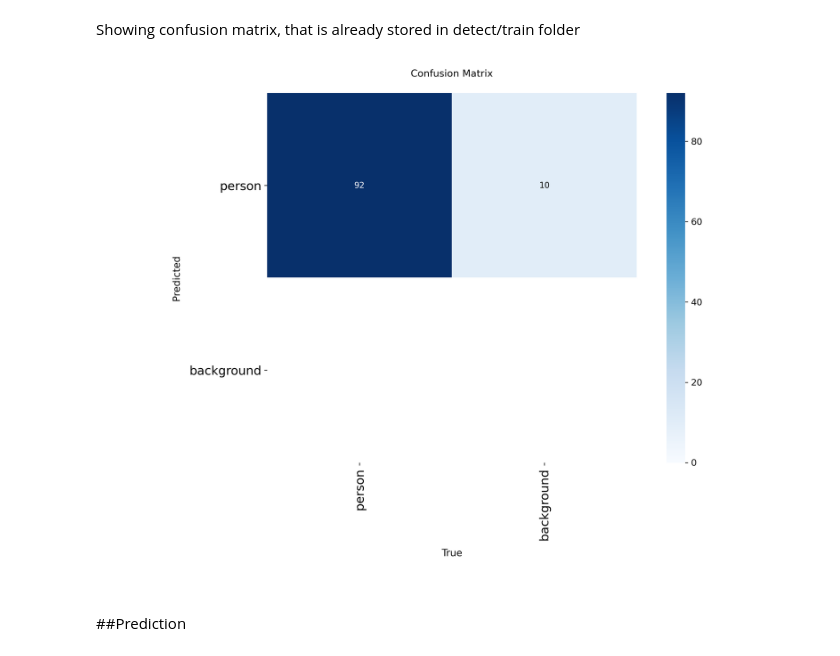
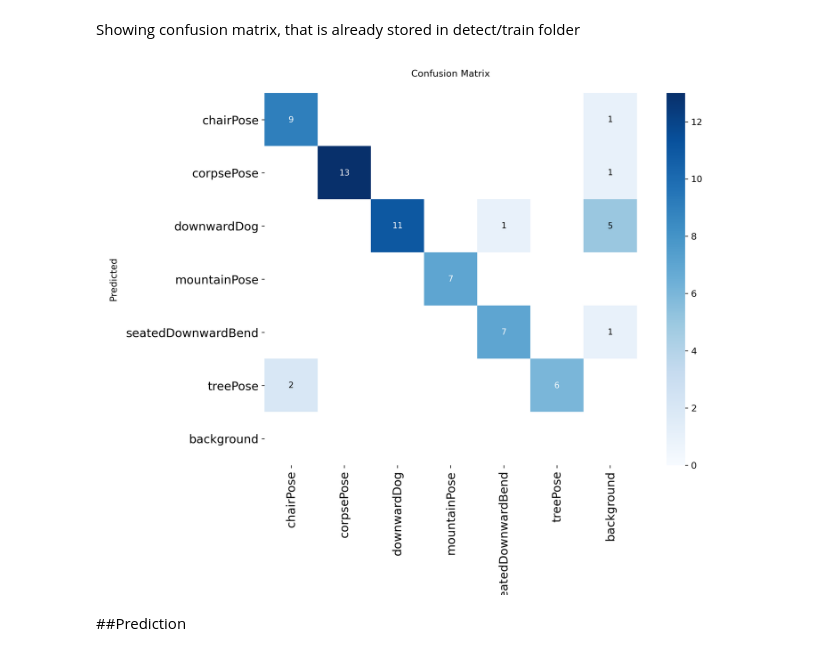
Before and after one commit to anddennn/IAT360_YogaPoseDetection_CVProject, a Jupyter notebook: ComputerVisionProject.ipynb, the cells around one changed output. Cells and saved outputs as stored; diff of their text form; code cells hidden in the pictures.

```diff
--- a/ComputerVisionProject.ipynb
+++ b/ComputerVisionProject.ipynb
@@ -702,10 +392,10 @@ Showing confusion matrix, that is already stored in detect/train folder
 # %%
 %matplotlib inline
 from PIL import Image
 
-Image.open('/content/runs/pose/train9/confusion_matrix.png')
+Image.open('/content/runs/pose/train/confusion_matrix.png')
 # %% [output]
-[figure, old version]
+[figure, new version]
 # %% [markdown]
 ##Prediction
 # %%
```
Also changed, not shown: parts of 43 cells of this notebook.
